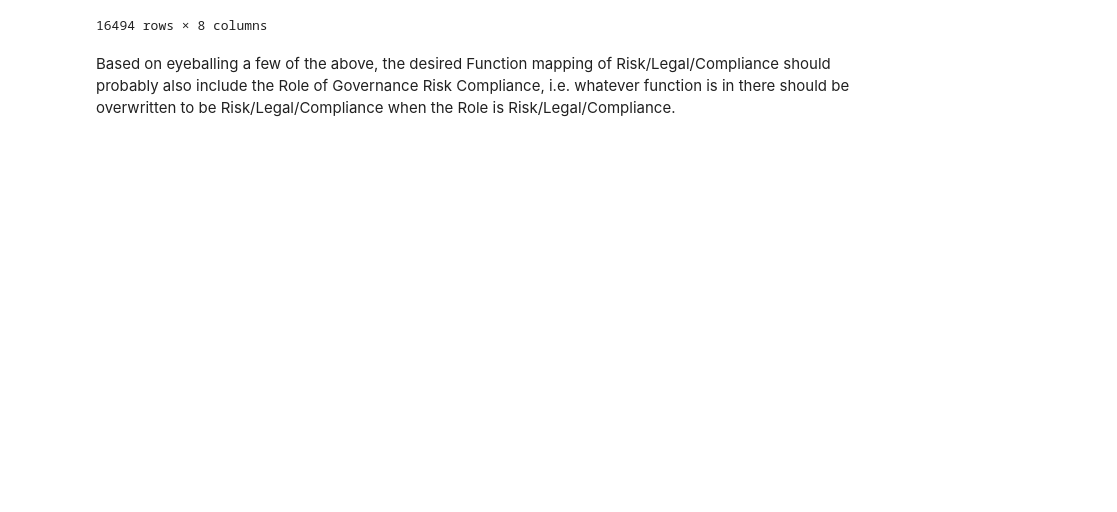
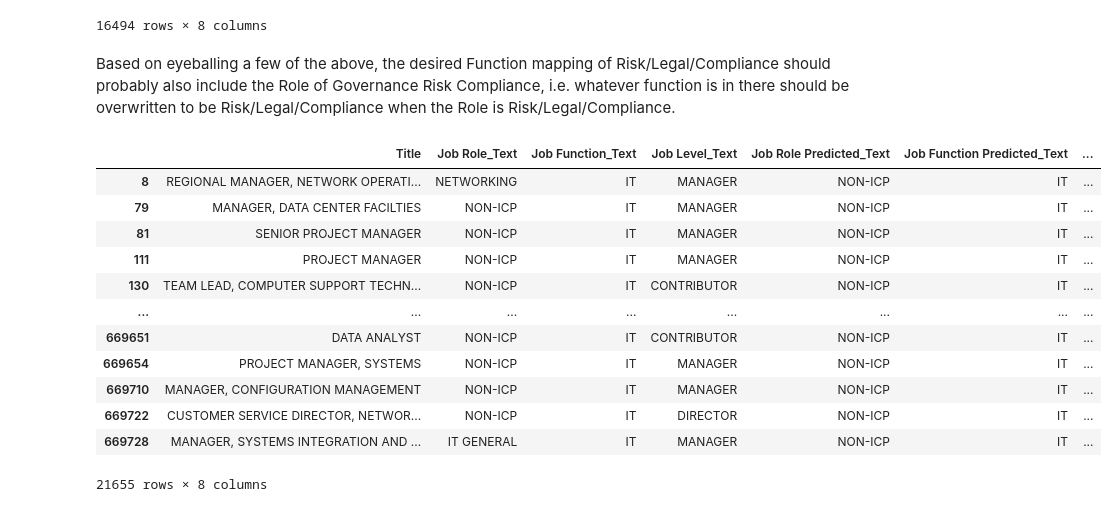
Before and after one commit to Metallideth/Natural_Language_Processing, a Jupyter notebook: Notebooks/03_Model_Inference_Analysis_After_Remapping.ipynb, the cells around one changed output. Drawn from its saved outputs; the diff is of its cells as text; code cells hidden in the pictures; blank space fills up the shorter version.

```diff
--- a/Notebooks/03_Model_Inference_Analysis_After_Remapping.ipynb
+++ b/Notebooks/03_Model_Inference_Analysis_After_Remapping.ipynb
@@ -124,3 +124,21 @@ inference_results.loc[(inference_results['Job Role Predicted_Text'] == 'GOVERNAN
 16494 rows × 8 columns
 # %% [markdown]
 Based on eyeballing a few of the above, the desired Function mapping of Risk/Legal/Compliance should probably also include the Role of Governance Risk Compliance, i.e. whatever function is in there should be overwritten to be Risk/Legal/Compliance when the Role is Risk/Legal/Compliance.
+# %%
+inference_results.loc[(inference_results['Job Function Predicted_Text'] == 'IT') & (inference_results['Job Role Predicted_Text'] == 'NON-ICP')][['Title','Job Role_Text','Job Function_Text','Job Level_Text',
+                                                                                    'Job Role Predicted_Text','Job Function Predicted_Text',
+                                                                                    'Job Level Predicted_Text','Loss']]
+# %% [output]
+|  | Title | Job Role_Text | Job Function_Text | Job Level_Text | Job Role Predicted_Text | Job Function Predicted_Text | ... |
+| 8 | REGIONAL MANAGER, NETWORK OPERATI... | NETWORKING | IT | MANAGER | NON-ICP | IT | ... |
+| 79 | MANAGER, DATA CENTER FACILTIES | NON-ICP | IT | MANAGER | NON-ICP | IT | ... |
+| 81 | SENIOR PROJECT MANAGER | NON-ICP | IT | MANAGER | NON-ICP | IT | ... |
+| 111 | PROJECT MANAGER | NON-ICP | IT | MANAGER | NON-ICP | IT | ... |
+| 130 | TEAM LEAD, COMPUTER SUPPORT TECHN... | NON-ICP | IT | CONTRIBUTOR | NON-ICP | IT | ... |
+| ... | ... | ... | ... | ... | ... | ... | ... |
+| 669651 | DATA ANALYST | NON-ICP | IT | CONTRIBUTOR | NON-ICP | IT | ... |
+| 669654 | PROJECT MANAGER, SYSTEMS | NON-ICP | IT | MANAGER | NON-ICP | IT | ... |
+| 669710 | MANAGER, CONFIGURATION MANAGEMENT | NON-ICP | IT | MANAGER | NON-ICP | IT | ... |
+| 669722 | CUSTOMER SERVICE DIRECTOR, NETWOR... | NON-ICP | IT | DIRECTOR | NON-ICP | IT | ... |
+| 669728 | MANAGER, SYSTEMS INTEGRATION AND ... | IT GENERAL | IT | MANAGER | NON-ICP | IT | ... |
+21655 rows × 8 columns
```
Also changed, not shown: parts of 1 cell of this notebook.
